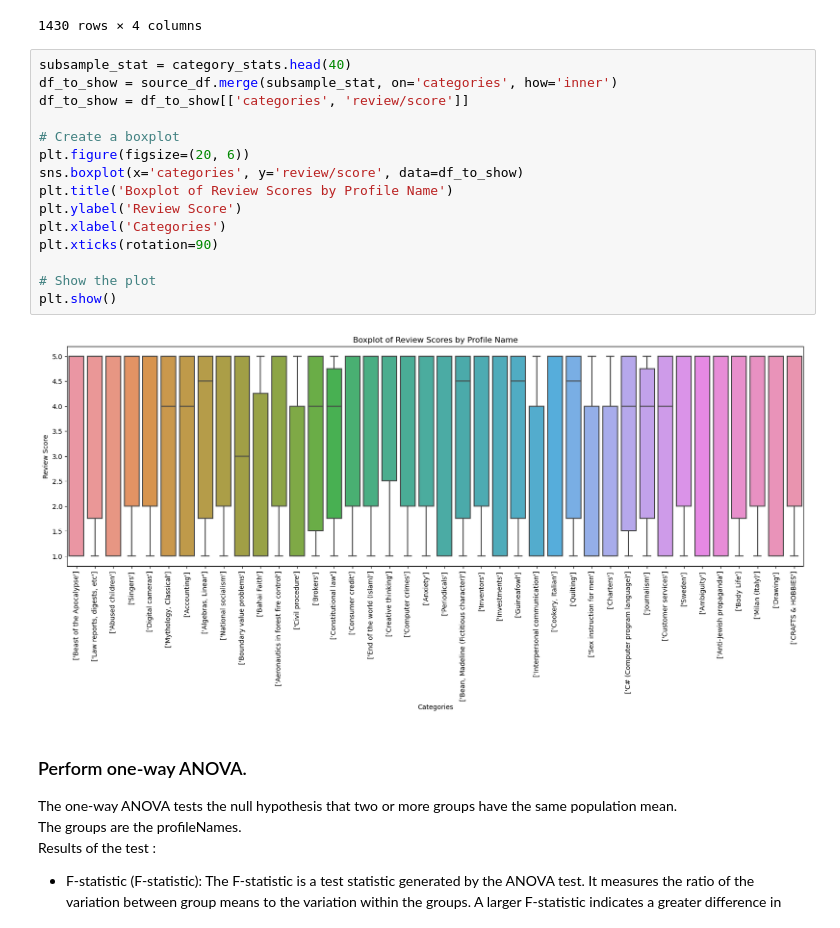
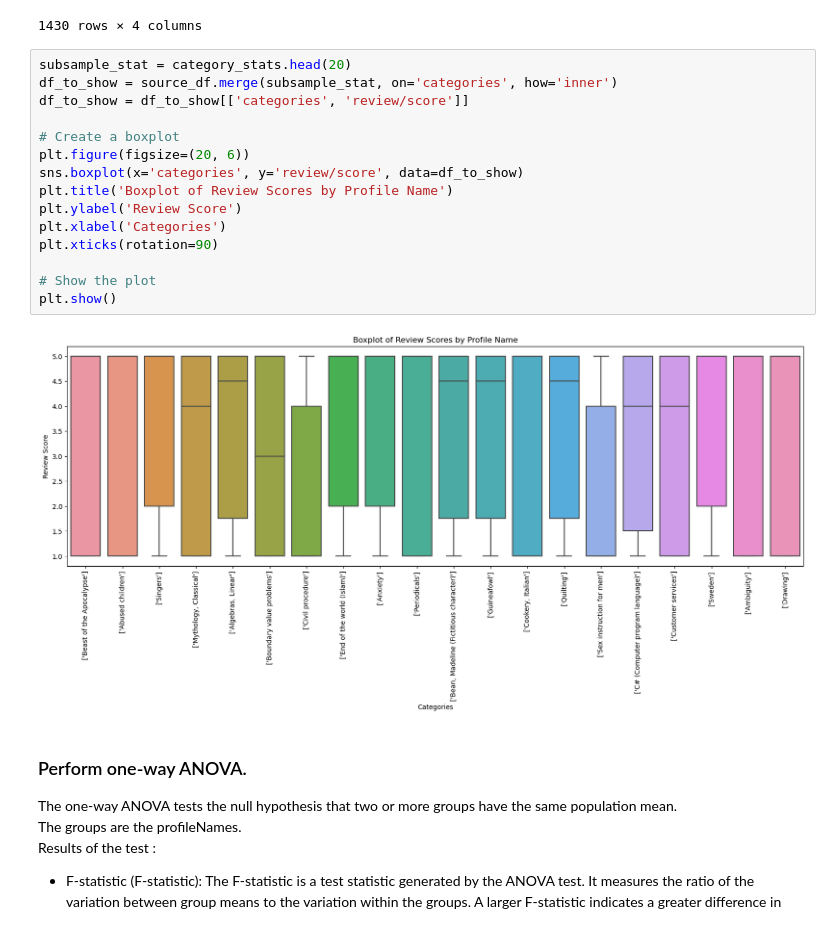
Before and after one commit to AndreaAlberti07/Amazon-books-reviews-ML, a Jupyter notebook: notebooks/hypotesis_testing/hypothesis_5.ipynb, the cells around one changed output. Cells and saved outputs as stored; diff of their text form.

```diff
--- a/notebooks/hypotesis_testing/hypothesis_5.ipynb
+++ b/notebooks/hypotesis_testing/hypothesis_5.ipynb
@@ -92,22 +92,22 @@ category_stats
 | 5015 | ['Pedophilia'] | 1.000000 | 0.000000 | 6 |
 1430 rows × 4 columns
 # %%
-subsample_stat = category_stats.head(40)
+subsample_stat = category_stats.head(20)
 df_to_show = source_df.merge(subsample_stat, on='categories', how='inner')
 df_to_show = df_to_show[['categories', 'review/score']]
 
 # Create a boxplot
 plt.figure(figsize=(20, 6))
 sns.boxplot(x='categories', y='review/score', data=df_to_show)
 plt.title('Boxplot of Review Scores by Profile Name')
 plt.ylabel('Review Score')
 plt.xlabel('Categories')
 plt.xticks(rotation=90)
 
 # Show the plot
 plt.show()
 # %% [output]
-[figure, old version]
+[figure, new version]
 # %% [markdown]
 ### Perform one-way ANOVA.
 
```
Also changed, not shown: parts of 1 cell of this notebook, 12 other files.
